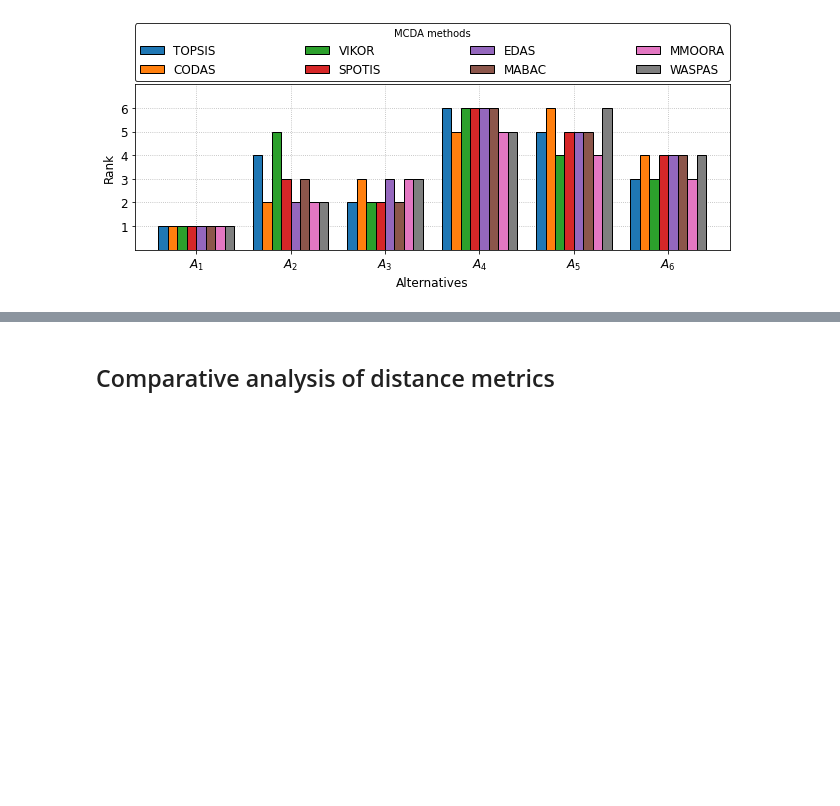
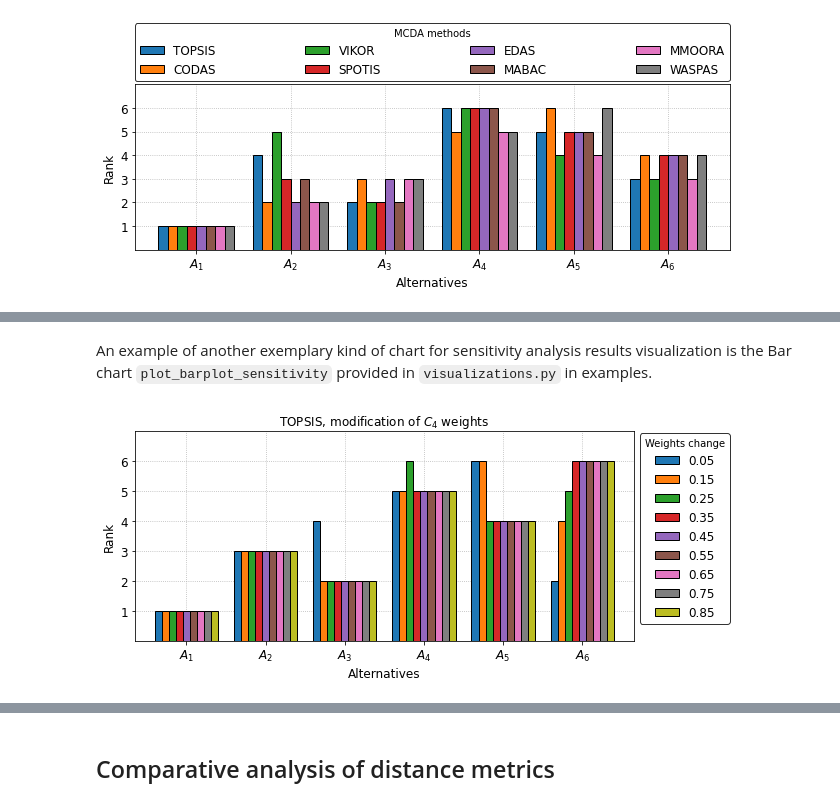
Before and after one commit to energyinpython/pyrepo-mcda, a Jupyter notebook: examples/example.ipynb, the cells around one changed output, grey strips where cells are left out. Saved outputs shown, nothing was run; the diff lists cells and outputs as text; code cells hidden in the pictures; blank space fills up the shorter version.

```diff
--- a/examples/example.ipynb
+++ b/examples/example.ipynb
@@ -345,0 +346,6 @@ Sensitivity analysis for C4
+# %% [markdown]
+An example of another exemplary kind of chart for sensitivity analysis results visualization is the Bar chart `plot_barplot_sensitivity` provided in `visualizations.py` in examples.
+# %%
+plot_barplot_sensitivity(data_sens, method.__class__.__name__, list_crit_names[j], "weight_values_bar")
+# %% [output]
+[figure, added]
```
Also changed, not shown: parts of 27 cells of this notebook, 24 other files.
